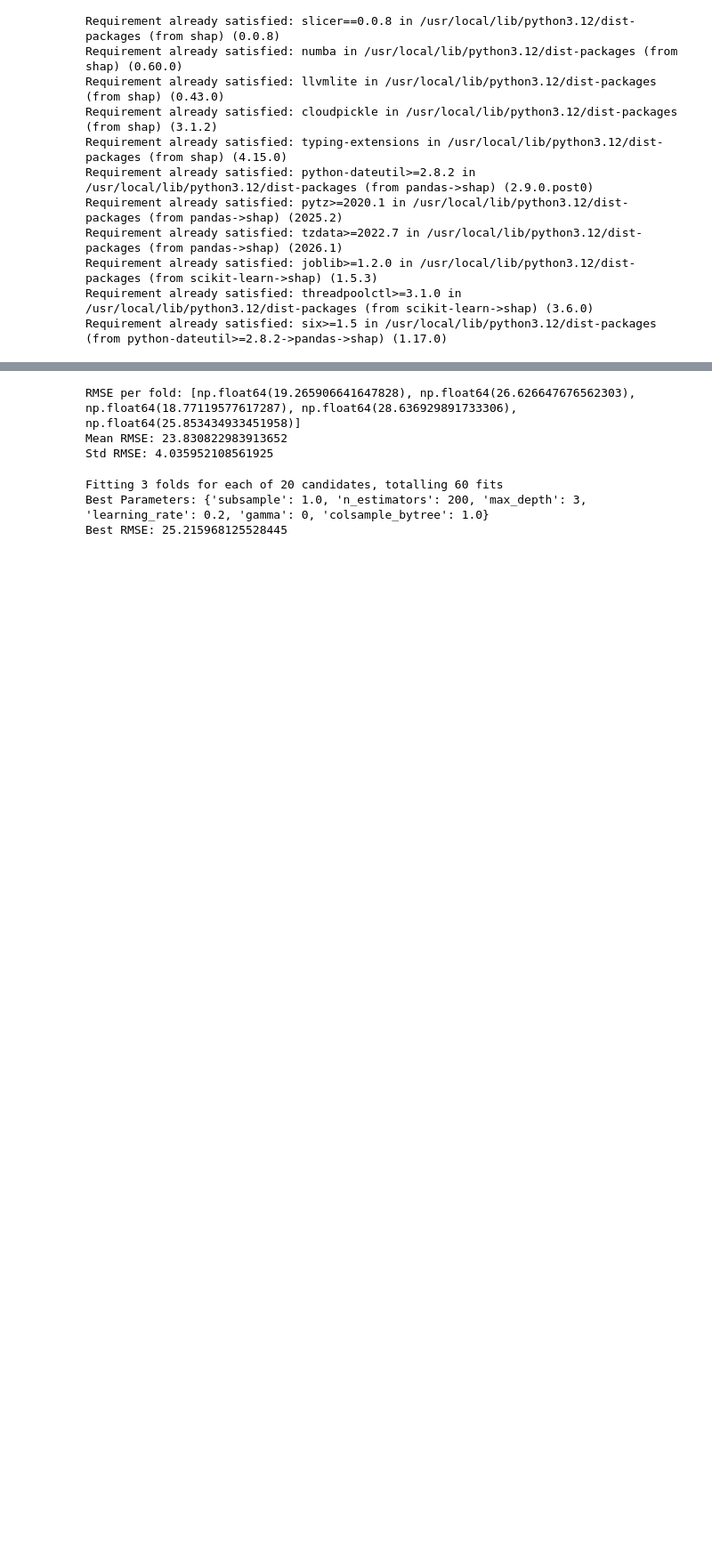
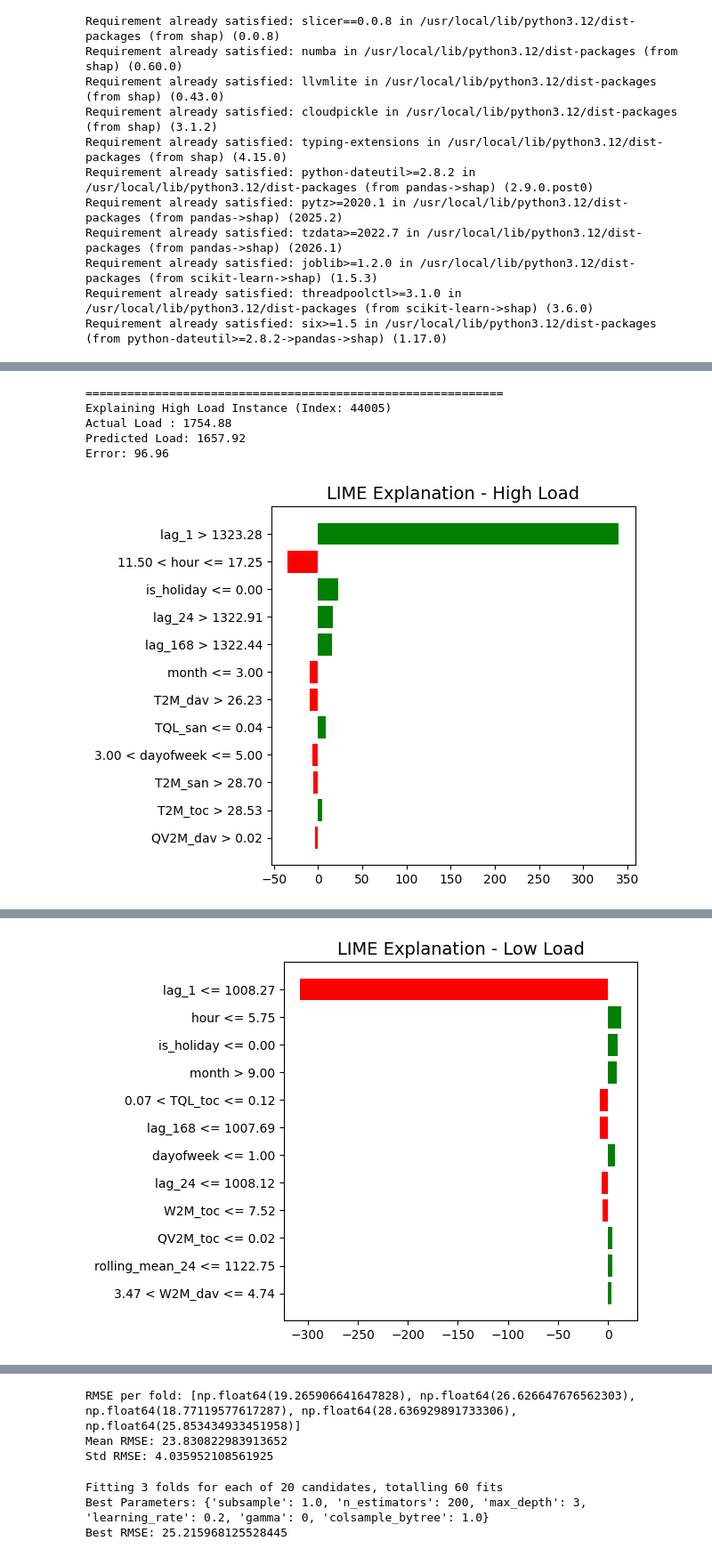
Before and after one commit to proshenjitbarua06-dot/skill-morph, a Jupyter notebook: "Comparative_Analysis_of_Machine_Learning_Techniques_for_Peak_Load_Forecasting_in_Regional_Grids_Using_Weather_and_Calendar_Features".ipynb, the cells around one changed output, grey strips where cells are left out. Shown at 89% size. Drawn from its saved outputs; the diff is of its cells as text; code cells hidden in the pictures; blank space fills up the shorter version.

```diff
--- a/"Comparative_Analysis_of_Machine_Learning_Techniques_for_Peak_Load_Forecasting_in_Regional_Grids_Using_Weather_and_Calendar_Features".ipynb
+++ b/"Comparative_Analysis_of_Machine_Learning_Techniques_for_Peak_Load_Forecasting_in_Regional_Grids_Using_Weather_and_Calendar_Features".ipynb
@@ -367,0 +446,5 @@ shap.summary_plot(shap_values, X_test)
+# %%
+# Print top contributing features
+print("\n=== Top Features Contributing to Prediction ===")
+for feat, weight in exp_peak.as_list():
+    print(f"{feat:40} : {weight:+.4f}")
@@ -367,0 +463,67 @@ shap.summary_plot(shap_values, X_test)
+# %%
+import lime
+import lime.lime_tabular
+import matplotlib.pyplot as plt
+
+# ====================== LIME Explainer Setup ======================
+explainer = lime.lime_tabular.LimeTabularExplainer(
+    training_data=X_train.values,
+    feature_names=X_train.columns.tolist(),
+    mode='regression',
+    verbose=False,
+    random_state=42
+)
+
+# ====================== Select 3 Contrasting Instances ======================
+# 1. High Load (Peak)
+idx_high = y_test.nlargest(1).index[0]
+
+# 2. Low Load
+idx_low = y_test.nsmallest(1).index[0]
+
+# 3. Average / Median Load
+idx_avg = y_test.index[len(y_test)//2]
+
+instances = {
+    'High Load': (idx_high, X_test.loc[idx_high].values, y_test.loc[idx_high]),
+    'Low Load':  (idx_low,  X_test.loc[idx_low].values,  y_test.loc[idx_low]),
+    'Average Load': (idx_avg, X_test.loc[idx_avg].values, y_test.loc[idx_avg])
+}
+
+# ====================== Generate LIME Explanations ======================
+lime_explanations = {}
+
+for name, (idx, instance, actual) in instances.items():
+    print(f"\n{'='*60}")
+    print(f"Explaining {name} Instance (Index: {idx})")
+    print(f"Actual Load : {actual:.2f}")
+
+    pred = best_model.predict([instance])[0]
+    print(f"Predicted Load: {pred:.2f}")
+    print(f"Error: {actual - pred:.2f}")
+
+    # Explain instance
+    exp = explainer.explain_instance(
+        instance,
+        best_model.predict,
+        num_features=12
+    )
+    lime_explanations[name] = exp
+
+    # Show Plot
+    fig = exp.as_pyplot_figure()
+    plt.title(f'LIME Explanation - {name}', fontsize=14)
+    plt.tight_layout()
+    plt.show()
+
+    # Text Summary (Good for paper)
+    print("\nTop 8 Contributing Features:")
+    for feat, weight in exp.as_list()[:8]:
+        print(f"{feat:45} → {weight:+.4f}")
+# %% [output]
+============================================================
+Explaining High Load Instance (Index: 44005)
+Actual Load : 1754.88
+Predicted Load: 1657.92
+Error: 96.96
+[figure, added]
@@ -367,0 +545 @@ shap.summary_plot(shap_values, X_test)
+[figure, added]
```
Also changed, not shown: parts of 10 cells of this notebook.
